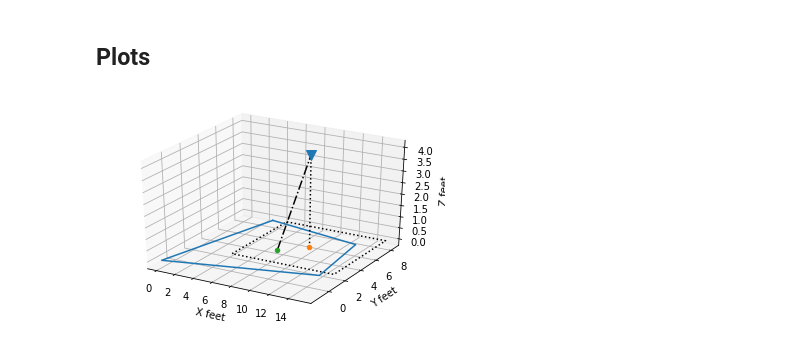
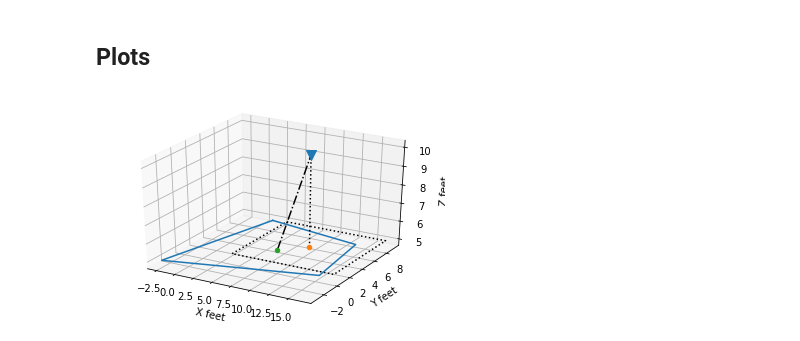
Before and after one commit to frank-engel-usgs/camera-footprint-calculator, a Jupyter notebook: camera-footprint-calculator.ipynb, the cells around one changed output. Saved outputs shown, nothing was run; the diff lists cells and outputs as text; code cells hidden in the pictures.

Commit message:
Added a small bit of code to enable translation to a supplied datum. A couple of other small tweaks--rearranged the notebook to separate computations from plotting calls.

```diff
--- a/camera-footprint-calculator.ipynb
+++ b/camera-footprint-calculator.ipynb
@@ -56,29 +56,40 @@ def getFootprint(FOVh,FOVv,roll,pitch,yaw,camera_pos):
     return footprint, principle_point
+# %%
+# Initialize the class
+c = CameraCalculator()
+
+# Compute footprints for nadir and perspective views without translation to datum
+fp1, PP1 = getFootprint(horz_fov_deg, vert_fov_deg, 0, 0, 90, camera_pos)
+fp2, PP2 = getFootprint(horz_fov_deg, vert_fov_deg, roll_deg, pitch_deg, yaw_deg, camera_pos)
+
+# Translate into datum
+fp1[:,2] = fp1[:,2] + offset
+fp2[:,2] = fp2[:,2] + offset
+PP1[2] = PP1[2] + offset
+PP2[2] = PP2[2] + offset
 # %% [markdown]
 ## Plots
 # %%
 ax = plt.axes(projection='3d')
-ax.scatter(camera_pos[0],camera_pos[1],camera_pos[2], marker="v", s=100)
+ax.scatter(camera_pos[0],camera_pos[1],camera_elev, marker="v", s=100)
 
 # Plot Nadir footprint
-fp1, PP1 = getFootprint(horz_fov_deg, vert_fov_deg, 0, 0, 90, camera_pos)
 ax.plot(fp1[:,0], fp1[:,1], fp1[:,2], linewidth=1.5, linestyle=":", color='black')
 ax.scatter(PP1[0], PP1[1], PP1[2])
 
 # Plot perspective footprint
-fp2, PP2 = getFootprint(horz_fov_deg, vert_fov_deg, roll_deg, pitch_deg, yaw_deg, camera_pos)
 ax.plot(fp2[:,0], fp2[:,1], fp2[:,2])
 ax.scatter(PP2[0], PP2[1], PP2[2])
 
 # Plot ray from camera to footprint Principle Points
-ax.plot3D((PP1[0],camera_pos[0]),(PP1[1],camera_pos[1]),(PP1[2],camera_pos[2]), 'black', linestyle=":")
-ax.plot3D((PP2[0],camera_pos[0]),(PP2[1],camera_pos[1]),(PP2[2],camera_pos[2]), 'black', linestyle="-.")
+ax.plot3D((PP1[0],camera_pos[0]),(PP1[1],camera_pos[1]),(PP1[2],camera_elev), 'black', linestyle=":")
+ax.plot3D((PP2[0],camera_pos[0]),(PP2[1],camera_pos[1]),(PP2[2],camera_elev), 'black', linestyle="-.")
 
 
 ax.set_xlabel('X '+ units)
 ax.set_ylabel('Y '+ units)
 ax.set_zlabel('Z '+ units)
 ax.set_aspect('equal', 'datalim')
 plt.show()
 # %% [output]
-[figure, old version]
+[figure, new version]
```
Also changed, not shown: parts of 2 cells of this notebook.
